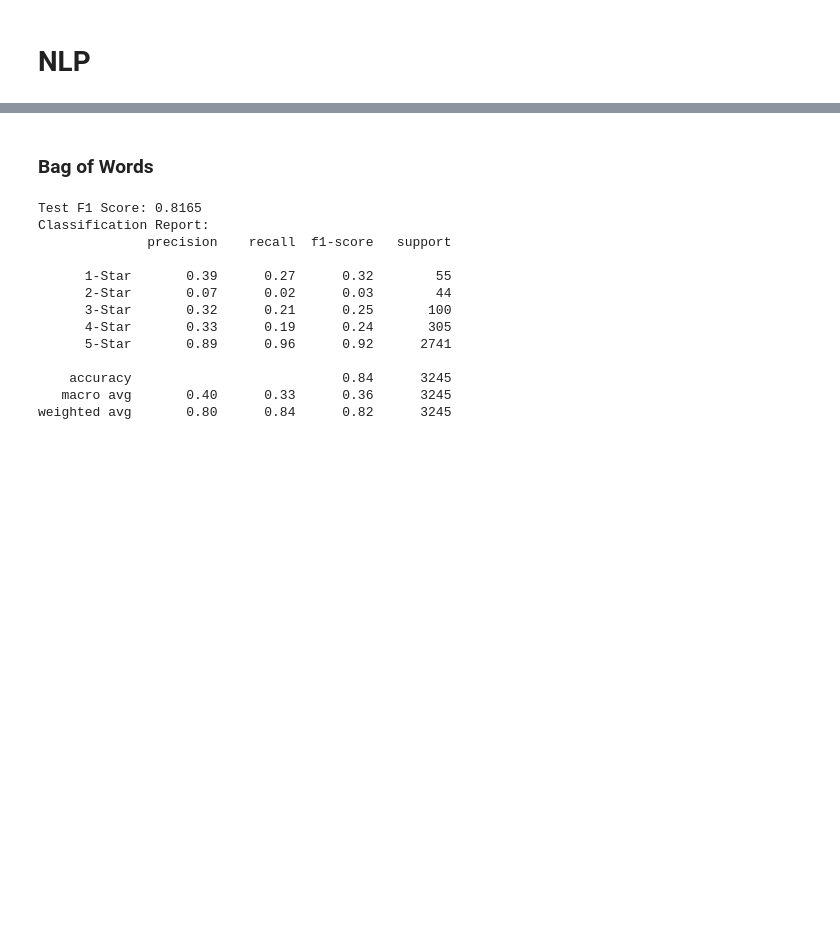
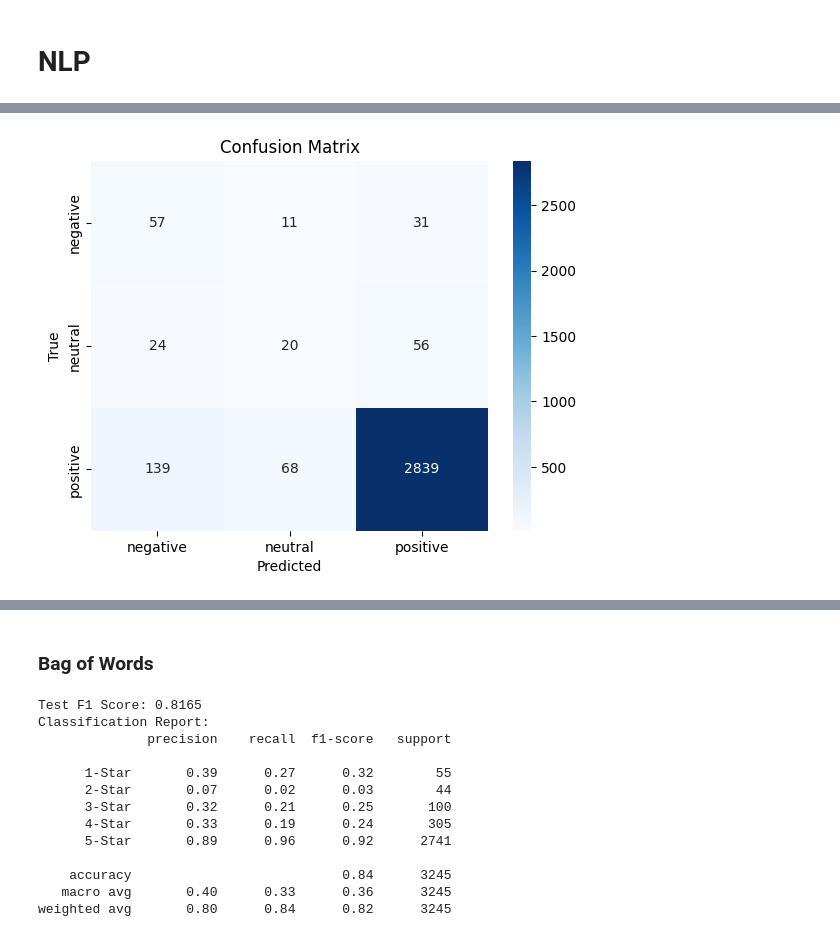
Before and after one commit to mn42899/data_scienceii, a Jupyter notebook: final_exam_prep.ipynb, the cells around one changed output, grey strips where cells are left out. Drawn from its saved outputs; the diff is of its cells as text; code cells hidden in the pictures; blank space fills up the shorter version.

```diff
--- a/final_exam_prep.ipynb
+++ b/final_exam_prep.ipynb
@@ -1225,0 +1269,93 @@ weighted avg       0.84      0.92      0.88        12
+# %%
+from sklearn.feature_extraction.text import TfidfVectorizer
+from sklearn.model_selection import train_test_split
+from sklearn.experimental import enable_halving_search_cv  # Enable HalvingGridSearchCV
+from sklearn.model_selection import HalvingGridSearchCV
+from sklearn.ensemble import RandomForestClassifier
+from sklearn.metrics import confusion_matrix, classification_report
+import seaborn as sns
+import matplotlib.pyplot as plt
+import numpy as np
+
+# Data cleaning and preprocessing
+df = df.dropna(subset=['text', 'stars', 'approval_rating'])  # Ensure no missing values
+df = df[df['stars'].between(0, 5)]  # Ensure stars are within valid range
+
+# Map stars to sentiment categories
+def map_star_to_sentiment(stars):
+    if stars <= 2:
+        return "negative"
+    elif stars == 3:
+        return "neutral"
+    else:  # 4 or 5 stars
+        return "positive"
+
+df['sentiment'] = df['stars'].apply(map_star_to_sentiment)
+
+# Encode sentiment labels into integers
+sentiment_label_mapping = {'negative': 0, 'neutral': 1, 'positive': 2}
+df['sentiment_encoded'] = df['sentiment'].map(sentiment_label_mapping)
+
+# Extract features and labels
+model_texts = df['text'].astype(str).tolist()
+model_approval_ratings = df['approval_rating'].tolist()
+model_labels = df['sentiment_encoded'].tolist()
+
+# Split the data into training and testing sets
+train_texts, test_texts, train_ratings, test_ratings, train_labels, test_labels = train_test_split(
+    model_texts, model_approval_ratings, model_labels, test_size=0.2, random_state=42
+)
+
+# Text feature extraction using TF-IDF
+tfidf_model_vectorizer = TfidfVectorizer(max_features=5000)
+train_tfidf_features = tfidf_model_vectorizer.fit_transform(train_texts).toarray()
+test_tfidf_features = tfidf_model_vectorizer.transform(test_texts).toarray()
+
+# Normalize approval ratings and combine with TF-IDF features
+normalized_train_ratings = np.array(train_ratings).reshape(-1, 1) / 100.0
+normalized_test_ratings = np.array(test_ratings).reshape(-1, 1) / 100.0
+final_train_features = np.hstack((train_tfidf_features, normalized_train_ratings))
+final_test_features = np.hstack((test_tfidf_features, normalized_test_ratings))
+
+# Parameter grid for hyperparameter tuning
+param_grid = {
+    'n_estimators': [50, 100, 200],
+    'max_depth': [None, 10, 20],
+    'min_samples_split': [2, 5, 10],
+    'class_weight': ['balanced']
+}
+
+# HalvingGridSearchCV for faster hyperparameter tuning
+halving_grid_search = HalvingGridSearchCV(
+    RandomForestClassifier(random_state=42),
+    param_grid,
+    scoring='f1_weighted',
+    factor=2,  # Controls the rate of resource reduction
+    verbose=1,
+    n_jobs=-1
+)
+
+# Fit the model with HalvingGridSearchCV
+halving_grid_search.fit(final_train_features, train_labels)
+
+# Best parameters from HalvingGridSearchCV
+best_rf_classifier = halving_grid_search.best_estimator_
+print(f"Best Parameters: {halving_grid_search.best_params_}")
+
+# Evaluate the model
+predicted_labels = best_rf_classifier.predict(final_test_features)
+sentiment_accuracy = best_rf_classifier.score(final_test_features, test_labels)
+print(f"Test Accuracy: {sentiment_accuracy:.2f}")
+
+# Confusion Matrix Visualization
+sentiment_cm = confusion_matrix(test_labels, predicted_labels)
+sns.heatmap(sentiment_cm, annot=True, fmt="d", cmap="Blues", xticklabels=sentiment_label_mapping.keys(), yticklabels=sentiment_label_mapping.keys())
+plt.xlabel("Predicted")
+plt.ylabel("True")
+plt.title("Confusion Matrix")
+plt.show()
+
+# Classification Report
+print("Classification Report:")
+print(classification_report(test_labels, predicted_labels, target_names=sentiment_label_mapping.keys()))
+# %% [output]
@@ -1225,0 +1379 @@ weighted avg       0.84      0.92      0.88        12
+[figure, added]
```
Also changed, not shown: parts of 19 cells of this notebook, 1 other file.
